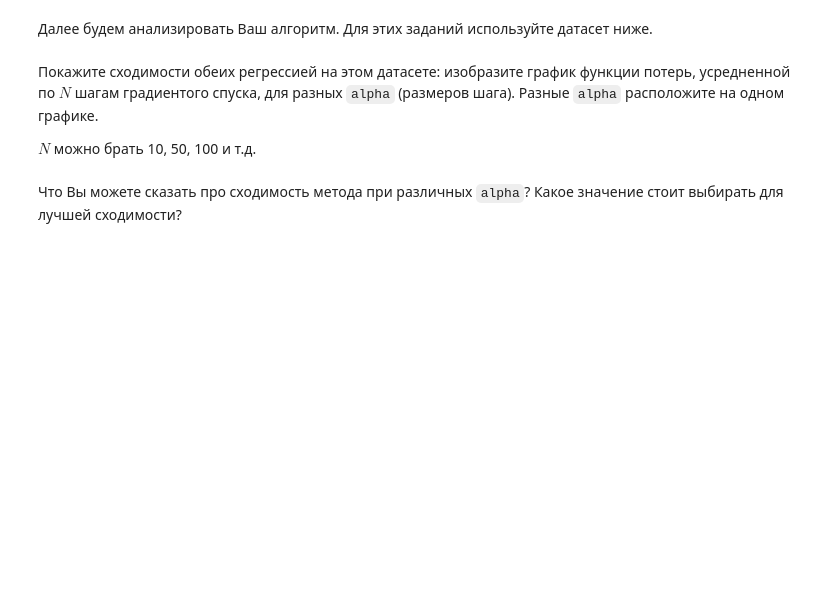
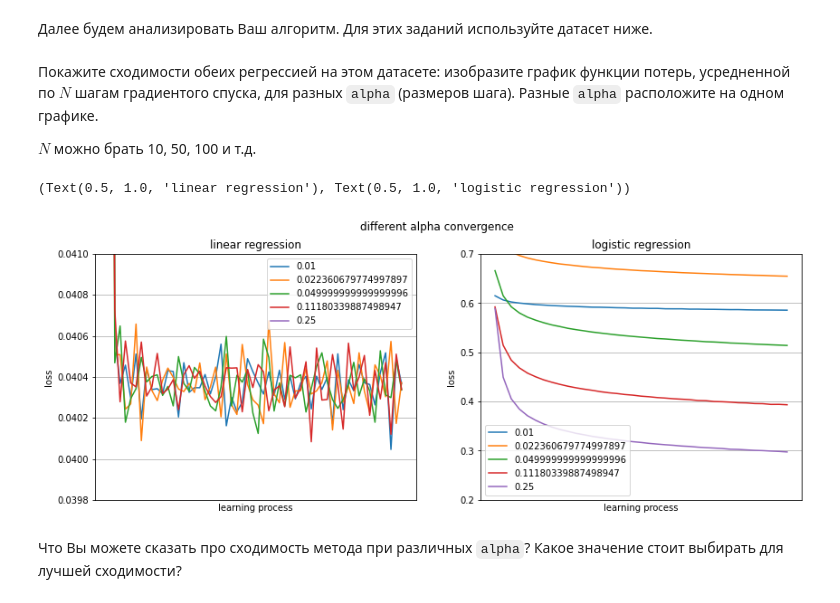
Before and after one commit to skajida/msu_ml_spring_2021, a Jupyter notebook: korolev_hw2.ipynb, the cells around one changed output. Saved outputs shown, nothing was run; the diff lists cells and outputs as text; code cells hidden in the pictures; blank space fills up the shorter version.

```diff
--- a/korolev_hw2.ipynb
+++ b/korolev_hw2.ipynb
@@ -401,6 +410,39 @@ X, y = make_classification(n_samples=100000, n_features=10,
 Покажите сходимости обеих регрессией на этом датасете: изобразите график  функции потерь, усредненной по $N$ шагам градиентого спуска, для разных `alpha` (размеров шага). Разные `alpha` расположите на одном графике.
 
 $N$ можно брать 10, 50, 100 и т.д.
+# %%
+N = 500
+fig, (lin_plot, log_plot) = plt.subplots(1, 2)
+for alpha in np.geomspace(0.01, 0.25, 5):
+    my_lin_clf = MySGDClassifier(batch_generator=batch_generator, C=10000, alpha=alpha,
+                                 max_epoch=70, batch_size=250, model_type='lin_reg')
+    my_log_clf = MySGDClassifier(batch_generator=batch_generator, C=10000, alpha=alpha,
+                                 max_epoch=56, batch_size=300, model_type='log_reg')
+
+    my_lin_clf.fit(X, y)
+    lin_losses = np.asarray(my_lin_clf.errors_log['loss'])
+    lin_x_axis = np.arange(lin_losses.shape[0] // N)
+    lin_y_axis = np.array([lin_losses[i * N:(i + 1) * N].sum() / N for i in np.arange(lin_x_axis.shape[0])])
+    lin_plot.plot(lin_x_axis, lin_y_axis, label=alpha)
+
+    my_log_clf.fit(X, y)
+    log_losses = np.asarray(my_log_clf.errors_log['loss'])
+    log_x_axis = np.arange(log_losses.shape[0] // N)
+    log_y_axis = np.array([log_losses[i * N:(i + 1) * N].sum() / N for i in np.arange(log_x_axis.shape[0])])
+    log_plot.plot(log_x_axis, log_y_axis, label=alpha)
+
+fig.suptitle('different alpha convergence')
+fig.set_figwidth(14)
+lin_plot.grid(), log_plot.grid()
+lin_plot.legend(), log_plot.legend()
+lin_plot.set_xlabel('learning process'), log_plot.set_xlabel('learning process')
+lin_plot.set_xticks([]), log_plot.set_xticks([])
+lin_plot.set_ylabel('loss'), log_plot.set_ylabel('loss')
+lin_plot.set_ylim(0.0398, 0.041), log_plot.set_ylim(0.2, 0.7)
+lin_plot.set_title('linear regression'), log_plot.set_title('logistic regression')
+# %% [output]
+(Text(0.5, 1.0, 'linear regression'), Text(0.5, 1.0, 'logistic regression'))
+[figure, added]
 # %% [markdown]
 Что Вы можете сказать про сходимость метода при различных `alpha`? Какое значение стоит выбирать для лучшей сходимости?
 # %% [markdown]
```
Also changed, not shown: parts of 23 cells of this notebook.
